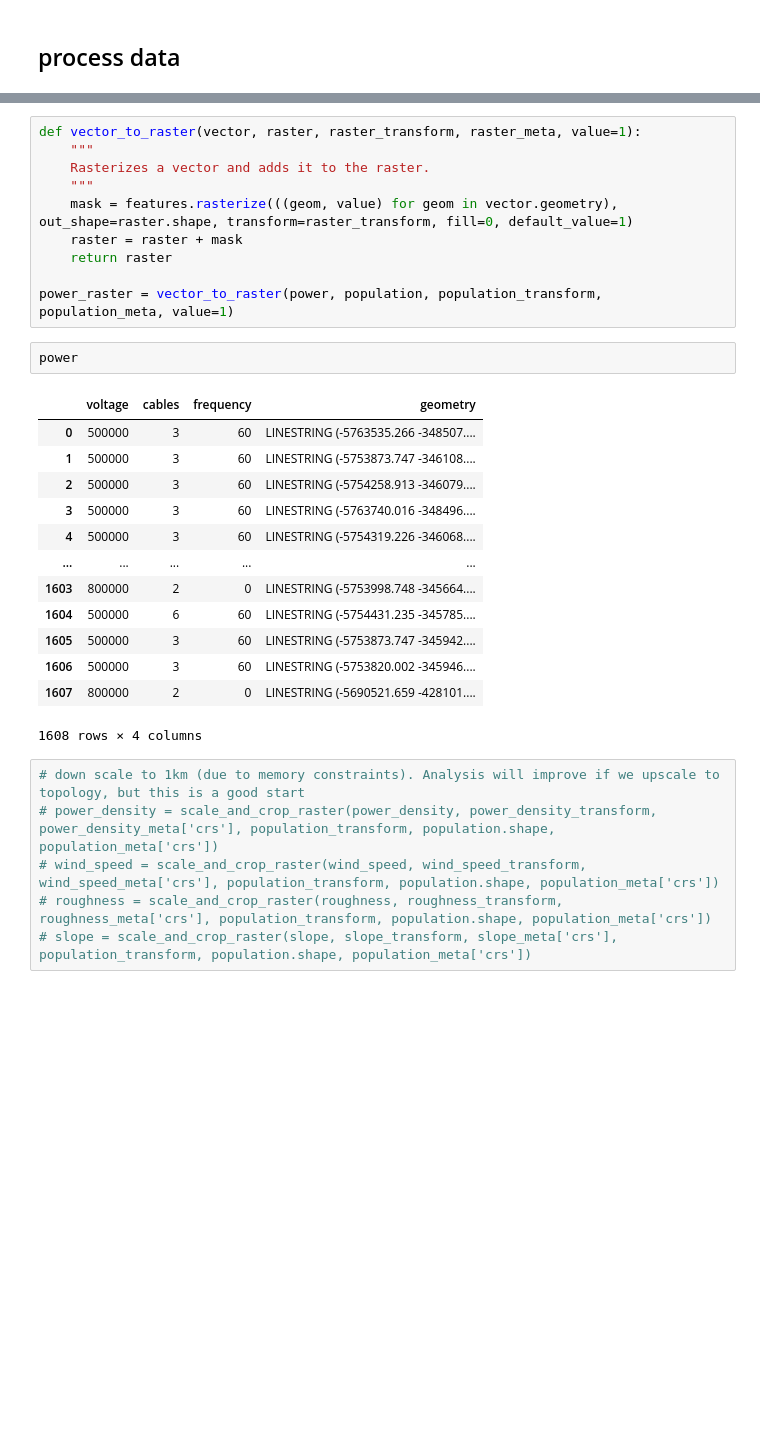
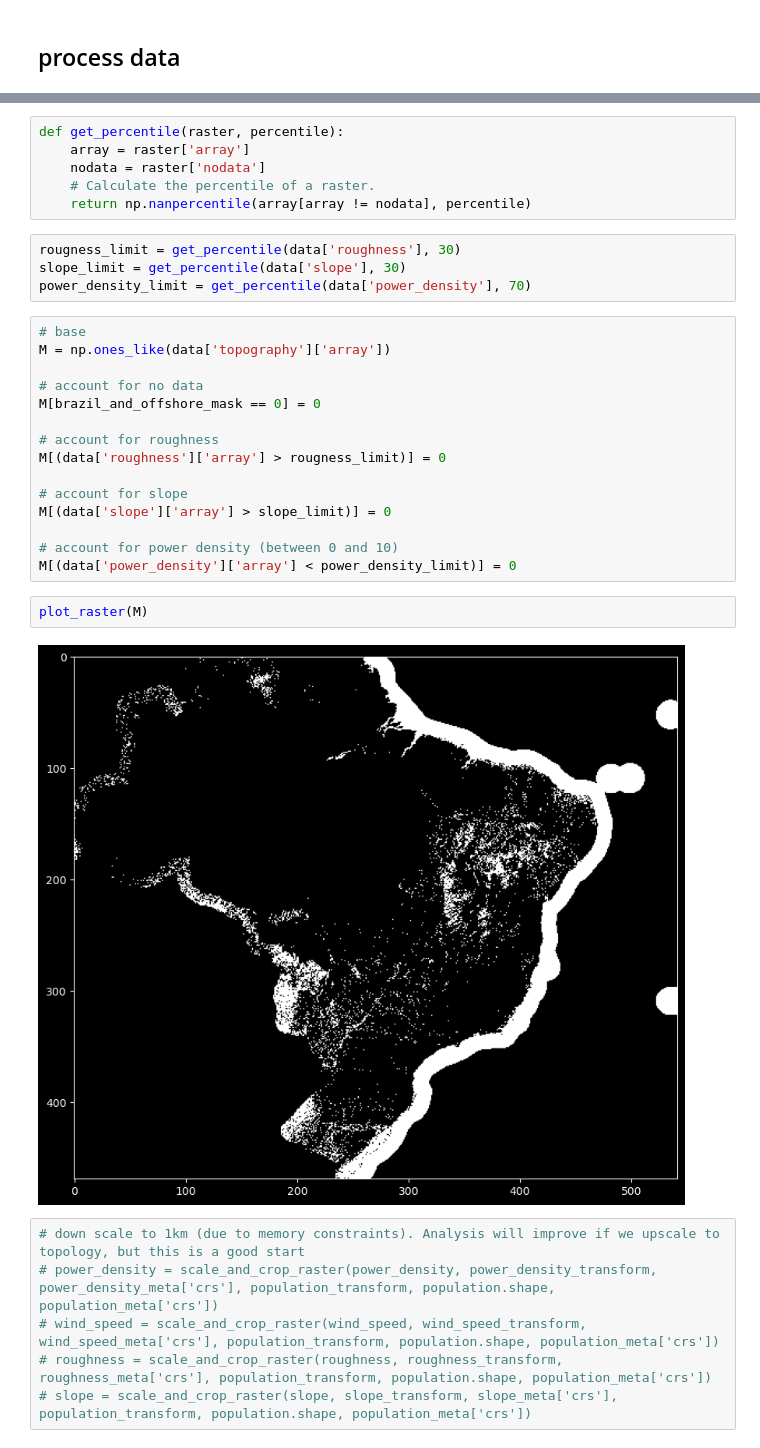
Before and after one commit to syrkis/aeolus, a Jupyter notebook: notebook.ipynb, the cells around one changed output, grey strips where cells are left out. Cells and saved outputs as stored; diff of their text form; blank space fills up the shorter version.

```diff
--- a/notebook.ipynb
+++ b/notebook.ipynb
@@ -144,29 +183,32 @@ def scale_and_crop_raster(src_array, src_transform, src_crs, target_transform, t
-# %%
-def vector_to_raster(vector, raster, raster_transform, raster_meta, value=1):
-    """
-    Rasterizes a vector and adds it to the raster.
-    """
-    mask = features.rasterize(((geom, value) for geom in vector.geometry), out_shape=raster.shape, transform=raster_transform, fill=0, default_value=1)
-    raster = raster + mask
-    return raster
-
-power_raster = vector_to_raster(power, population, population_transform, population_meta, value=1)
-# %%
-power
-# %% [output]
-|  | voltage | cables | frequency | geometry |
-| 0 | 500000 | 3 | 60 | LINESTRING (-5763535.266 -348507.... |
-| 1 | 500000 | 3 | 60 | LINESTRING (-5753873.747 -346108.... |
-| 2 | 500000 | 3 | 60 | LINESTRING (-5754258.913 -346079.... |
-| 3 | 500000 | 3 | 60 | LINESTRING (-5763740.016 -348496.... |
-| 4 | 500000 | 3 | 60 | LINESTRING (-5754319.226 -346068.... |
-| ... | ... | ... | ... | ... |
-| 1603 | 800000 | 2 | 0 | LINESTRING (-5753998.748 -345664.... |
-| 1604 | 500000 | 6 | 60 | LINESTRING (-5754431.235 -345785.... |
-| 1605 | 500000 | 3 | 60 | LINESTRING (-5753873.747 -345942.... |
-| 1606 | 500000 | 3 | 60 | LINESTRING (-5753820.002 -345946.... |
-| 1607 | 800000 | 2 | 0 | LINESTRING (-5690521.659 -428101.... |
-1608 rows × 4 columns
+# %%
+def get_percentile(raster, percentile):
+    array = raster['array']
+    nodata = raster['nodata']
+    # Calculate the percentile of a raster.
+    return np.nanpercentile(array[array != nodata], percentile)
+# %%
+rougness_limit = get_percentile(data['roughness'], 30)
+slope_limit = get_percentile(data['slope'], 30)
+power_density_limit = get_percentile(data['power_density'], 70)
+# %%
+# base
+M = np.ones_like(data['topography']['array'])
+
+# account for no data
+M[brazil_and_offshore_mask == 0] = 0
+
+# account for roughness
+M[(data['roughness']['array'] > rougness_limit)] = 0
+
+# account for slope
+M[(data['slope']['array'] > slope_limit)] = 0
+
+# account for power density (between 0 and 10)
+M[(data['power_density']['array'] < power_density_limit)] = 0
+# %%
+plot_raster(M)
+# %% [output]
+[figure, added]
 # %%
 # down scale to 1km (due to memory constraints). Analysis will improve if we upscale to topology, but this is a good start
 # power_density = scale_and_crop_raster(power_density, power_density_transform, power_density_meta['crs'], population_transform, population.shape, population_meta['crs'])
```
Also changed, not shown: parts of 22 cells of this notebook.
